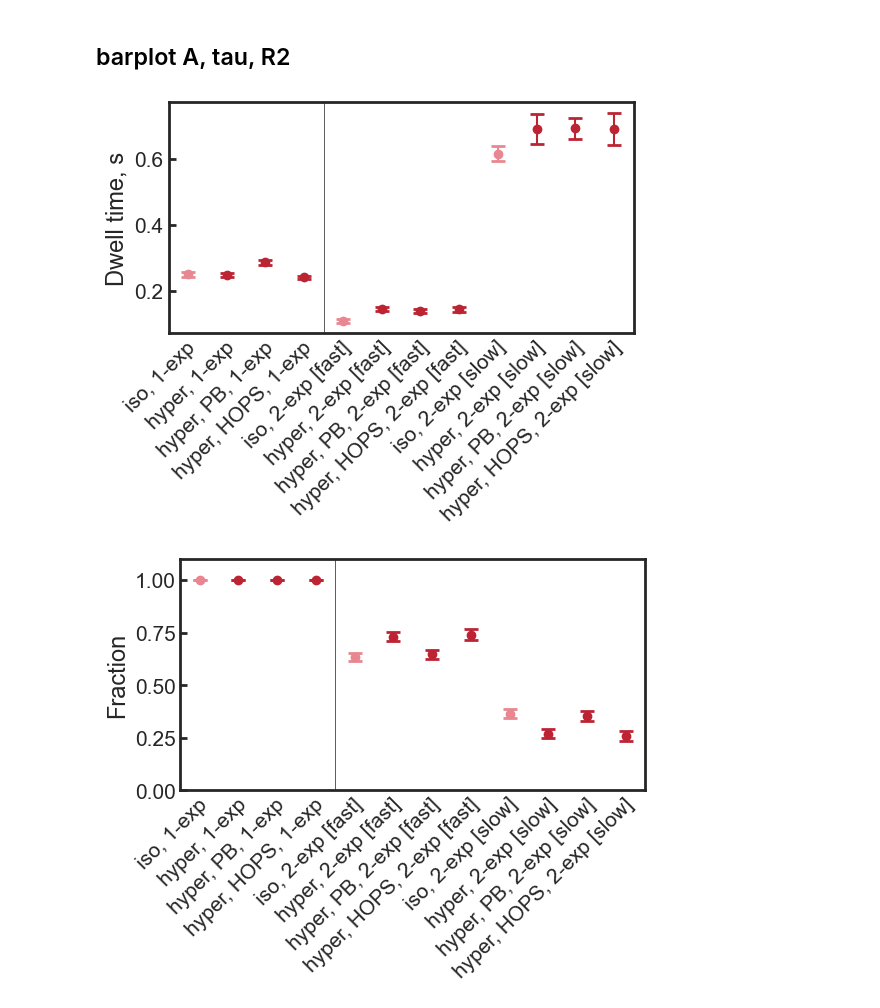
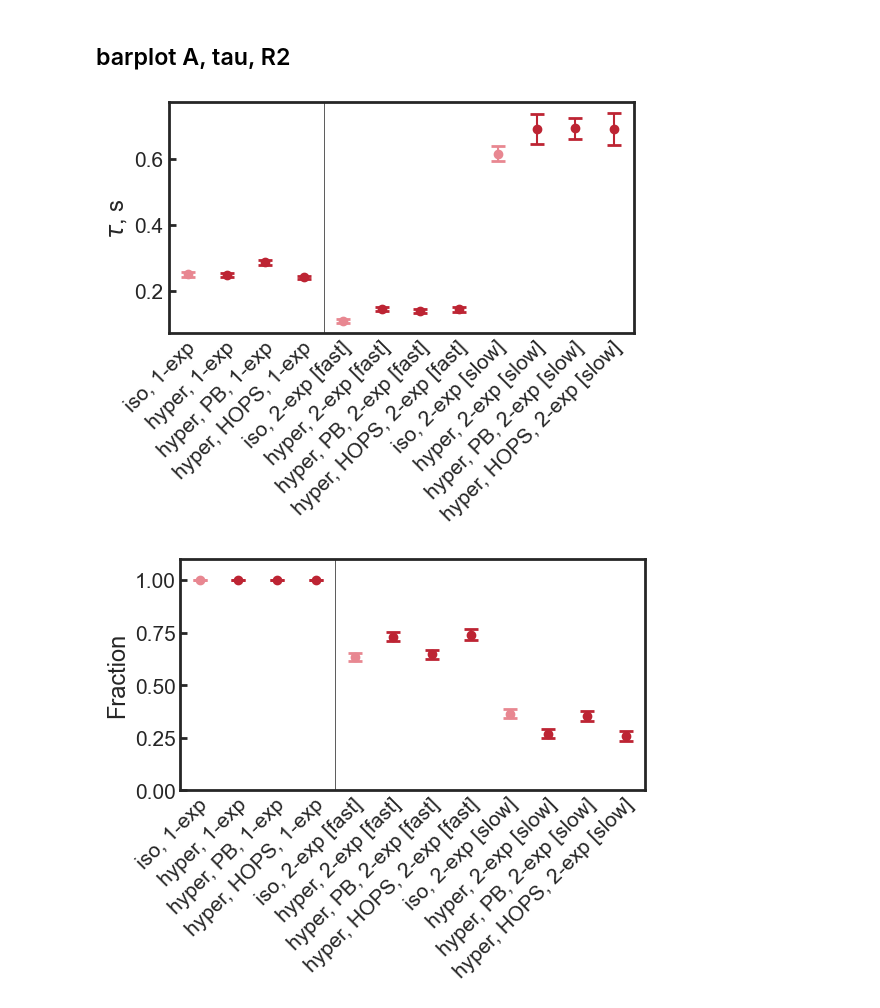
Before and after one commit to walterlab-um/RNA_SPT_in_cellular_condensates, a Jupyter notebook: plot_paper_figure/Fig3_interaction_modes.ipynb, the cells around one changed output. Cells and saved outputs as stored; diff of their text form; code cells hidden in the pictures.

Commit message:
correct dwell time > tau
characteristic time, not dwell time

```diff
--- a/plot_paper_figure/Fig3_interaction_modes.ipynb
+++ b/plot_paper_figure/Fig3_interaction_modes.ipynb
@@ -861,39 +868,39 @@ for i in range(len(conditions_ordered)):
         color=colors[i],
     )
 # other settings
-plt.ylabel("Dwell time, s", fontsize=17)
+plt.ylabel(r"$\tau$, s", fontsize=17)
 plt.gca().spines[:].set_linewidth(2)
 plt.gca().tick_params(
     axis="y",
     which="major",
     labelsize=15,
     direction="in",
     bottom=True,
     left=True,
     length=5,
     width=2,
 )
 plt.gca().tick_params(
     axis="x",
     which="major",
     labelsize=15,
 )
 plt.xticks(
     x_pos + 0.3,
     conditions_ordered,
     rotation=45,
     ha="right",
     y=0.04,
 )
 plt.xlim(x_pos[0] - 0.5, x_pos[-1] + 0.5)
 plt.savefig(
     "doterrorplot_tau.png",
     format="png",
     bbox_inches="tight",
     dpi=300,
 )
 # %% [output]
-[figure, old version]
+[figure, new version]
 # %%
 conditions_ordered = [
     "iso, 1-exp",
```
Also changed, not shown: parts of 3 cells of this notebook, 2 other files.
